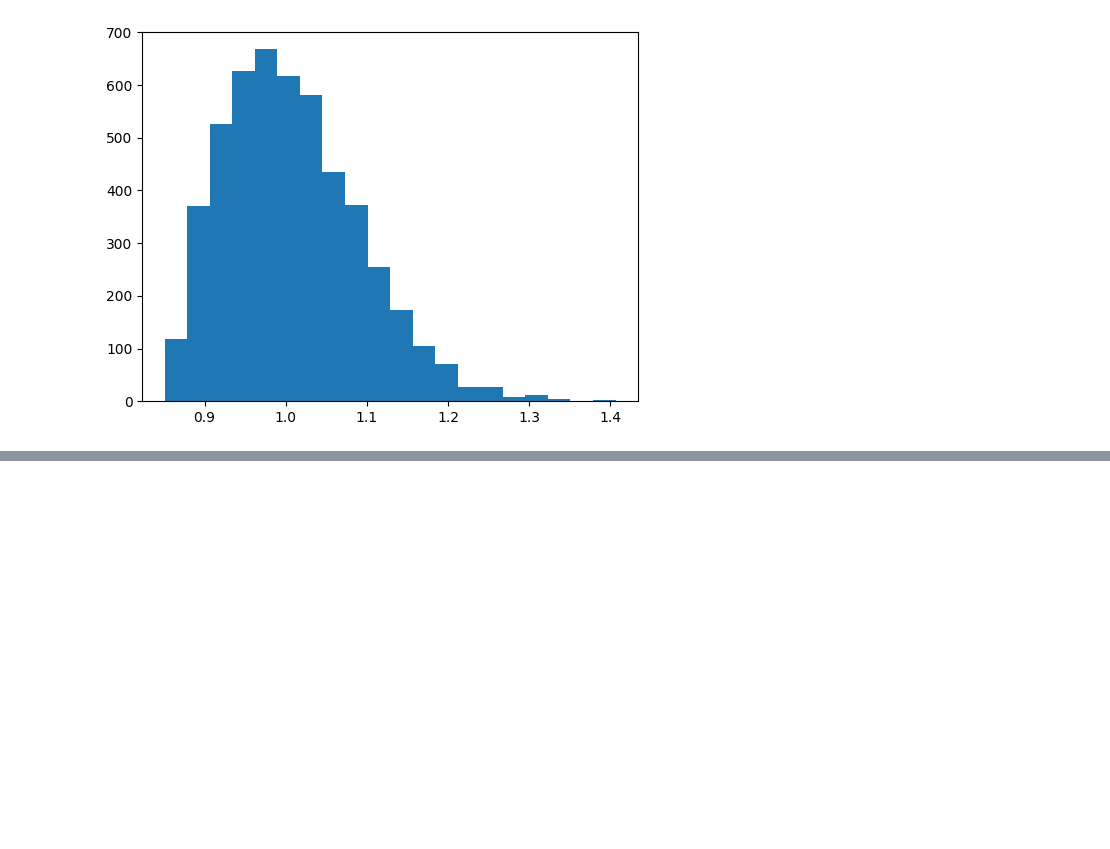
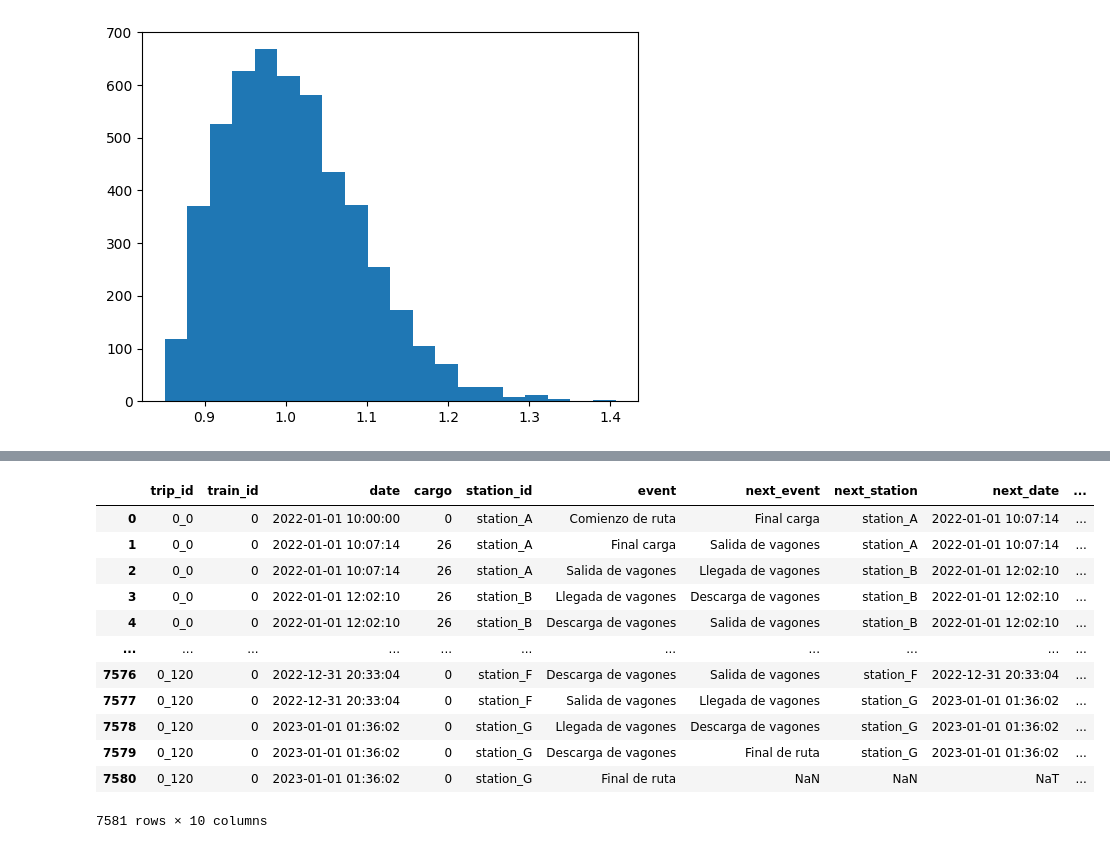
Before and after one commit to jandion/APSV-BusinessIntelligence, a Jupyter notebook: DataGenerator.ipynb, the cells around one changed output, grey strips where cells are left out. Saved outputs shown, nothing was run; the diff lists cells and outputs as text; code cells hidden in the pictures; blank space fills up the shorter version.

```diff
--- a/DataGenerator.ipynb
+++ b/DataGenerator.ipynb
@@ -147,0 +153,5 @@ plt.hist( tst, bins = 20 )
+# %%
+df["next_event"] = df.groupby("trip_id").event.shift(-1)
+df["next_station"] = df.groupby("trip_id").station_id.shift(-1)
+df["next_date"] = df.groupby("trip_id").date.shift(-1)
+df["next_cargo"] = df.groupby("trip_id").cargo.shift(-1)
@@ -147,0 +246,16 @@ plt.hist( tst, bins = 20 )
+# %%
+df
+# %% [output]
+|  | trip_id | train_id | date | cargo | station_id | event | next_event | next_station | next_date | ... |
+| 0 | 0_0 | 0 | 2022-01-01 10:00:00 | 0 | station_A | Comienzo de ruta | Final carga | station_A | 2022-01-01 10:07:14 | ... |
+| 1 | 0_0 | 0 | 2022-01-01 10:07:14 | 26 | station_A | Final carga | Salida de vagones | station_A | 2022-01-01 10:07:14 | ... |
+| 2 | 0_0 | 0 | 2022-01-01 10:07:14 | 26 | station_A | Salida de vagones | Llegada de vagones | station_B | 2022-01-01 12:02:10 | ... |
+| 3 | 0_0 | 0 | 2022-01-01 12:02:10 | 26 | station_B | Llegada de vagones | Descarga de vagones | station_B | 2022-01-01 12:02:10 | ... |
+| 4 | 0_0 | 0 | 2022-01-01 12:02:10 | 26 | station_B | Descarga de vagones | Salida de vagones | station_B | 2022-01-01 12:02:10 | ... |
+| ... | ... | ... | ... | ... | ... | ... | ... | ... | ... | ... |
+| 7576 | 0_120 | 0 | 2022-12-31 20:33:04 | 0 | station_F | Descarga de vagones | Salida de vagones | station_F | 2022-12-31 20:33:04 | ... |
+| 7577 | 0_120 | 0 | 2022-12-31 20:33:04 | 0 | station_F | Salida de vagones | Llegada de vagones | station_G | 2023-01-01 01:36:02 | ... |
+| 7578 | 0_120 | 0 | 2023-01-01 01:36:02 | 0 | station_G | Llegada de vagones | Descarga de vagones | station_G | 2023-01-01 01:36:02 | ... |
+| 7579 | 0_120 | 0 | 2023-01-01 01:36:02 | 0 | station_G | Descarga de vagones | Final de ruta | station_G | 2023-01-01 01:36:02 | ... |
+| 7580 | 0_120 | 0 | 2023-01-01 01:36:02 | 0 | station_G | Final de ruta | NaN | NaN | NaT | ... |
+7581 rows × 10 columns
```
Also changed, not shown: parts of 13 cells of this notebook.
